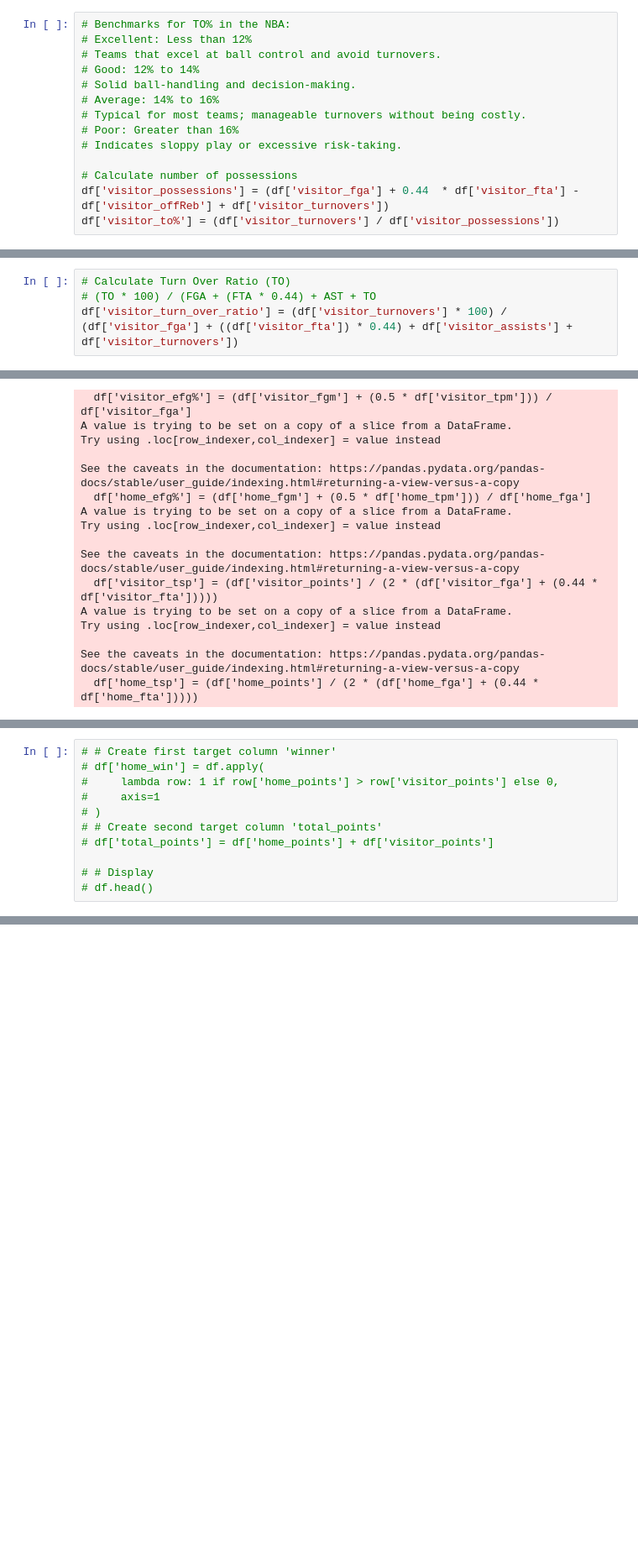
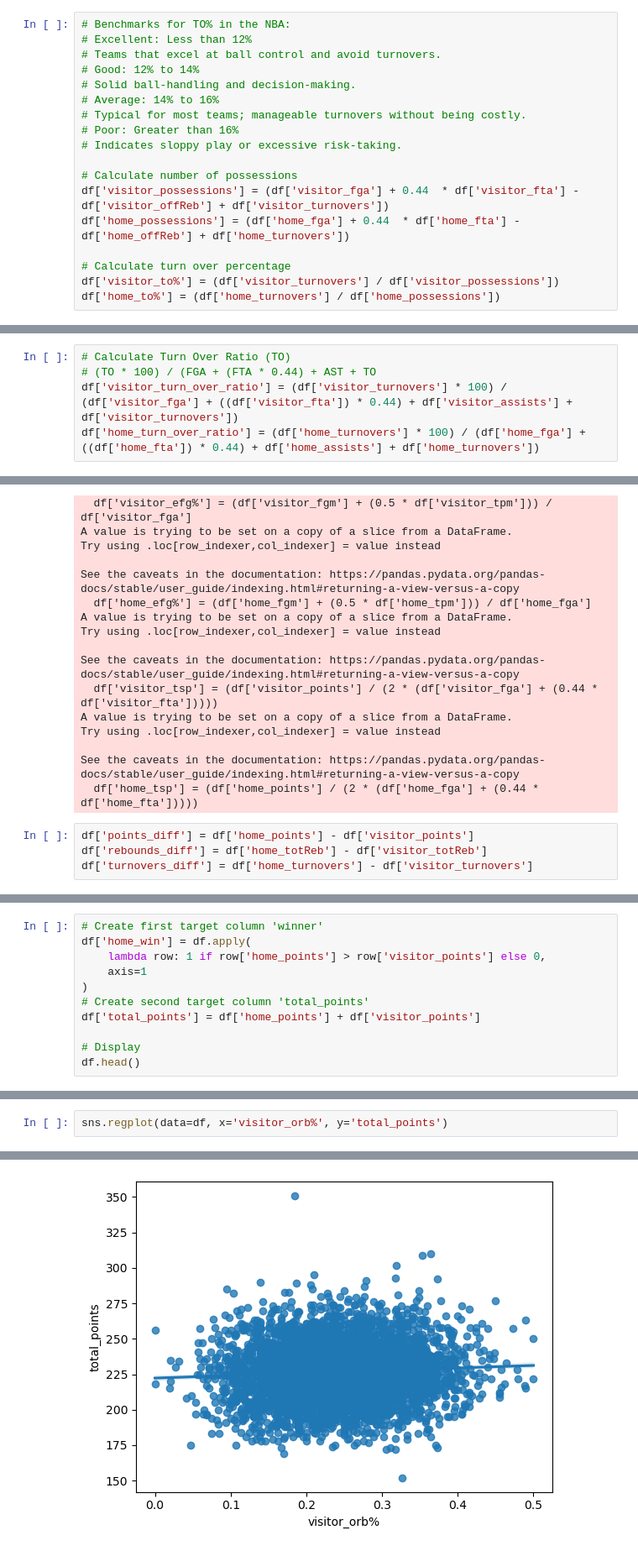
Before and after one commit to VincentGordon-Data-Analyst/nba-api, a Jupyter notebook: nba_team_analysis.ipynb, the cells around one changed output, grey strips where cells are left out. Shown at 84% size. Saved outputs shown, nothing was run; the diff lists cells and outputs as text; blank space fills up the shorter version.

```diff
--- a/nba_team_analysis.ipynb
+++ b/nba_team_analysis.ipynb
@@ -144,7 +176,11 @@ See the caveats in the documentation: https://pandas.pydata.org/pandas-docs/stab
 
 # Calculate number of possessions
 df['visitor_possessions'] = (df['visitor_fga'] + 0.44  * df['visitor_fta'] - df['visitor_offReb'] + df['visitor_turnovers'])
+df['home_possessions'] = (df['home_fga'] + 0.44  * df['home_fta'] - df['home_offReb'] + df['home_turnovers'])
+
+# Calculate turn over percentage
 df['visitor_to%'] = (df['visitor_turnovers'] / df['visitor_possessions'])
+df['home_to%'] = (df['home_turnovers'] / df['home_possessions'])
 # %% [output]
 A value is trying to be set on a copy of a slice from a DataFrame.
 Try using .loc[row_indexer,col_indexer] = value instead
@@ -160,6 +206,7 @@ See the caveats in the documentation: https://pandas.pydata.org/pandas-docs/stab
 # Calculate Turn Over Ratio (TO)
 # (TO * 100) / (FGA + (FTA * 0.44) + AST + TO
 df['visitor_turn_over_ratio'] = (df['visitor_turnovers'] * 100) / (df['visitor_fga'] + ((df['visitor_fta']) * 0.44) + df['visitor_assists'] + df['visitor_turnovers'])
+df['home_turn_over_ratio'] = (df['home_turnovers'] * 100) / (df['home_fga'] + ((df['home_fta']) * 0.44) + df['home_assists'] + df['home_turnovers'])
 # %% [output]
 A value is trying to be set on a copy of a slice from a DataFrame.
 Try using .loc[row_indexer,col_indexer] = value instead
@@ -198,3 +250,7 @@ Try using .loc[row_indexer,col_indexer] = value instead
 
 See the caveats in the documentation: https://pandas.pydata.org/pandas-docs/stable/user_guide/indexing.html#returning-a-view-versus-a-copy
   df['home_tsp'] = (df['home_points'] / (2 * (df['home_fga'] + (0.44 * df['home_fta']))))
+# %%
+df['points_diff'] = df['home_points'] - df['visitor_points']
+df['rebounds_diff'] = df['home_totReb'] - df['visitor_totReb']
+df['turnovers_diff'] = df['home_turnovers'] - df['visitor_turnovers']
@@ -212,11 +286,11 @@ df.head()
 # %%
-# # Create first target column 'winner'
-# df['home_win'] = df.apply(
-#     lambda row: 1 if row['home_points'] > row['visitor_points'] else 0,
-#     axis=1
-# )
-# # Create second target column 'total_points'
-# df['total_points'] = df['home_points'] + df['visitor_points']
+# Create first target column 'winner'
+df['home_win'] = df.apply(
+    lambda row: 1 if row['home_points'] > row['visitor_points'] else 0,
+    axis=1
+)
+# Create second target column 'total_points'
+df['total_points'] = df['home_points'] + df['visitor_points']
 
-# # Display
-# df.head()
+# Display
+df.head()
@@ -222,0 +335,3 @@ df.head()
+# %%
+sns.regplot(data=df, x='visitor_orb%', y='total_points')
+# %% [output]
@@ -222,0 +339 @@ df.head()
+[figure, added]
```
Also changed, not shown: parts of 23 cells of this notebook, 7 other files.
